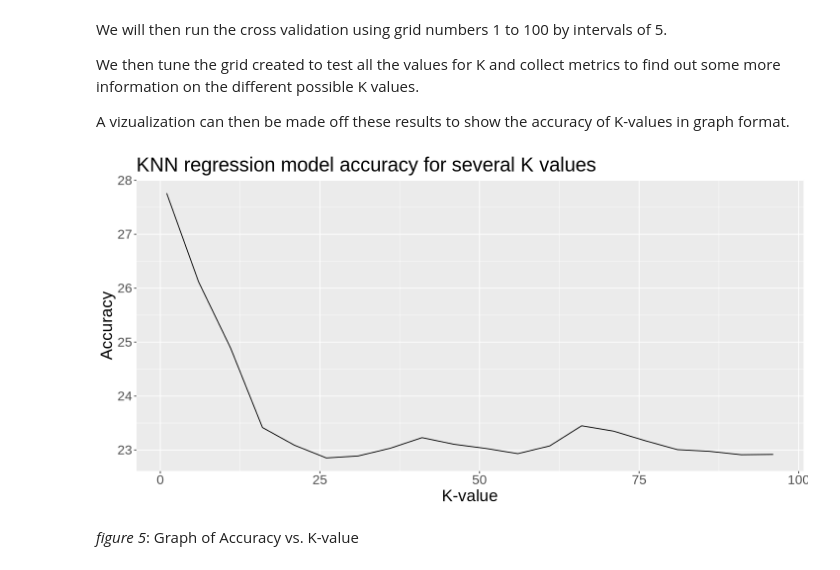
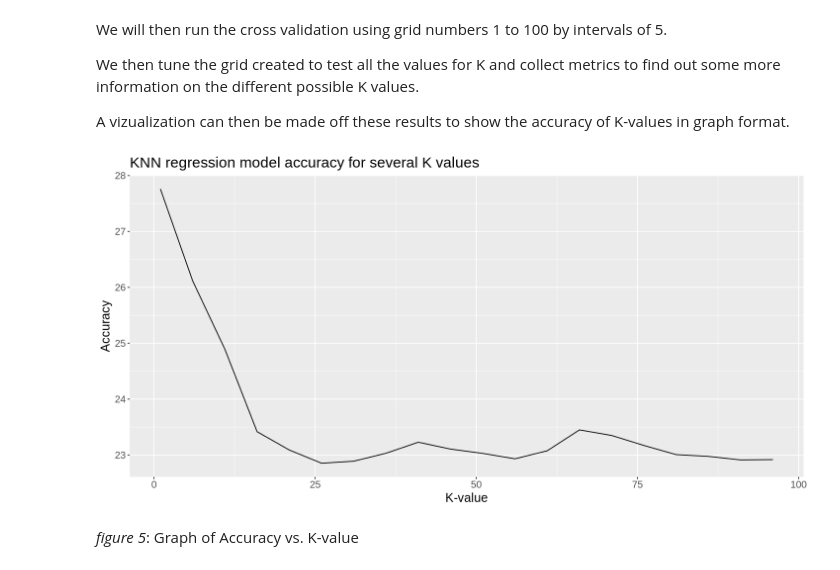
Before and after one commit to d-fazlic/dsci-100-2024w2-group-007-13, a Jupyter notebook: project_final_report.ipynb, the cells around one changed output. Saved outputs shown, nothing was run; the diff lists cells and outputs as text; code cells hidden in the pictures.

Commit message:
Font sizes

```diff
--- a/project_final_report.ipynb
+++ b/project_final_report.ipynb
@@ -224,25 +242,25 @@ A vizualization can then be made off these results to show the accuracy of K-val
 # %%
 # getting the metrics to see which k values have the best rmse
 set.seed(3000)
 gridvals <- tibble(neighbors = seq(from = 1, to = 100, by = 5))
 
 player_results <- player_workflow |>
   tune_grid(resamples = player_vfold, grid = gridvals) |>
   collect_metrics()
 
 options(repr.plot.height = 6, repr.plot.width = 12)
 
 player_results_graph <- player_results |> filter(.metric == "rmse") |>
                         ggplot(aes(x = neighbors, y = mean)) +
                                 geom_line() +
                                 labs(x = "K-value",
                                      y = "Accuracy",
                                      title = "KNN regression model accuracy for several K values") +
-                                theme(text = element_text(size = 20))
+                                theme(text = element_text(size = 15))
 
 player_results_graph
 # %% [output]
-[figure, old version]
+[figure, new version]
 # %% [markdown]
 *figure 5*: Graph of Accuracy vs. K-value
 # %% [markdown]
```
Also changed, not shown: parts of 3 cells of this notebook.
